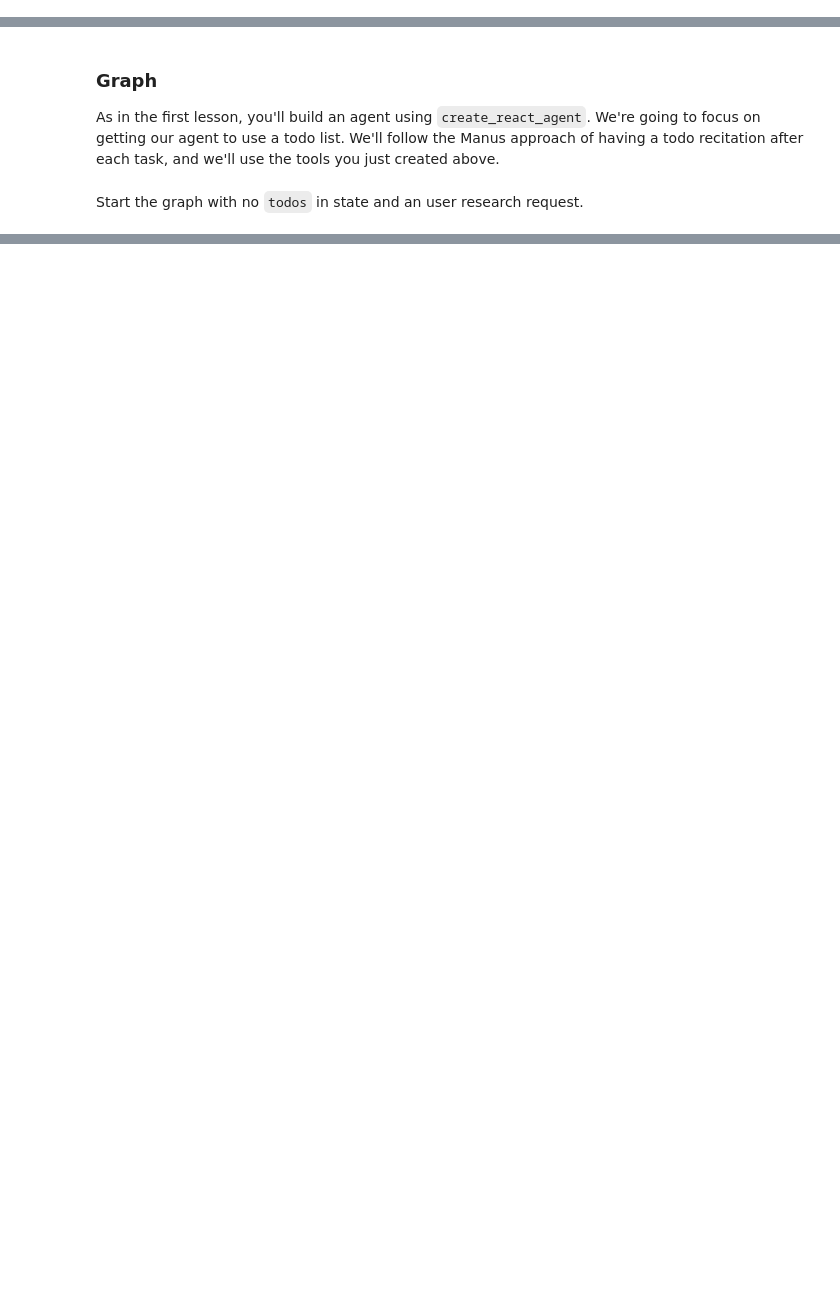
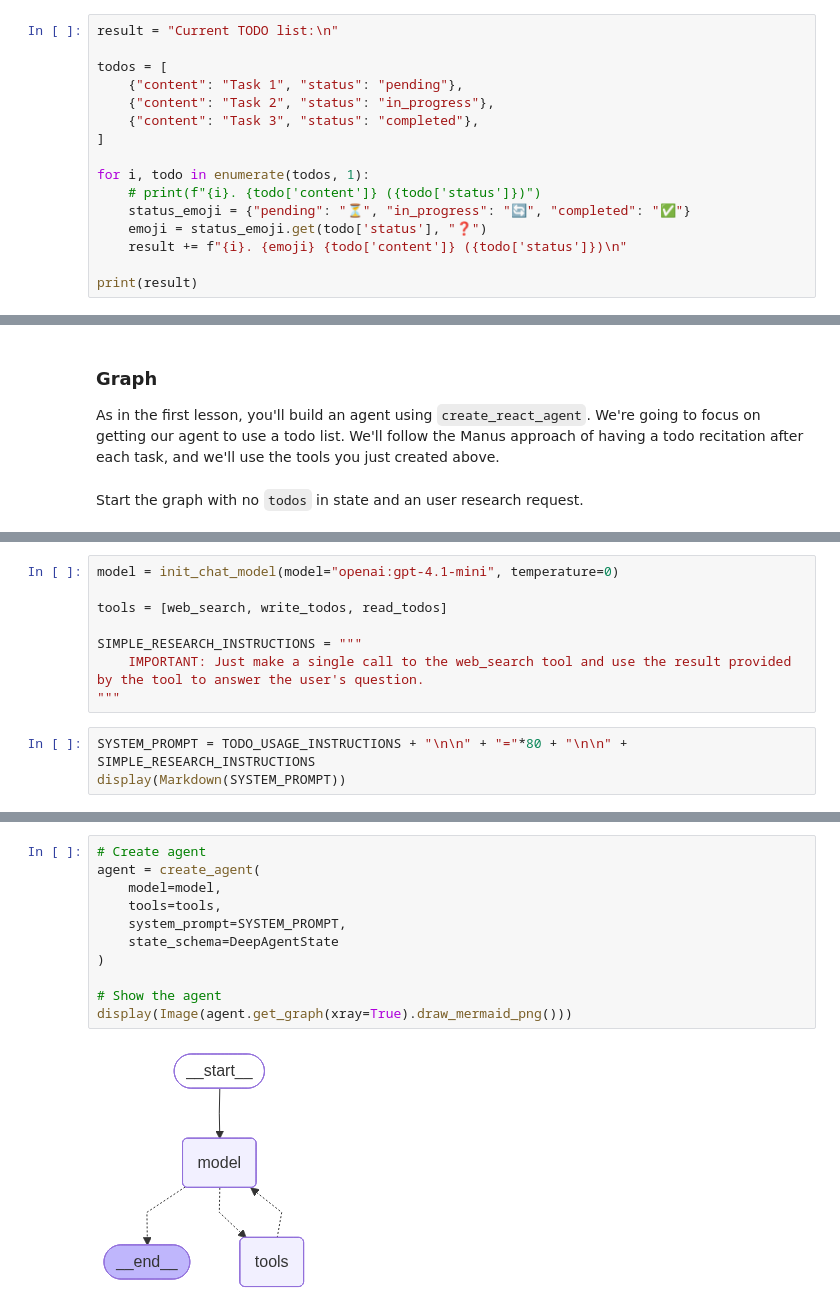
Before and after one commit to MuhammadUmerKhan/GenAI-AgenticAI-MCP-Tutorials, a Jupyter notebook: LangChain Academy Course/deep_agents/notebooks/1_todo.ipynb, the cells around one changed output, grey strips where cells are left out. Saved outputs shown, nothing was run; the diff lists cells and outputs as text; blank space fills up the shorter version.

Commit message:
worked on todo list, deep agent -> In Progress,

```diff
--- a/LangChain Academy Course/deep_agents/notebooks/1_todo.ipynb
+++ b/LangChain Academy Course/deep_agents/notebooks/1_todo.ipynb
@@ -172,0 +222,16 @@ Note that these tools will use some of the features that were discussed in the p
+# %%
+result = "Current TODO list:\n"
+
+todos = [
+    {"content": "Task 1", "status": "pending"},
+    {"content": "Task 2", "status": "in_progress"},
+    {"content": "Task 3", "status": "completed"},
+]
+
+for i, todo in enumerate(todos, 1):
+    # print(f"{i}. {todo['content']} ({todo['status']})")
+    status_emoji = {"pending": "⏳", "in_progress": "🔄", "completed": "✅"}
+    emoji = status_emoji.get(todo['status'], "❓")
+    result += f"{i}. {emoji} {todo['content']} ({todo['status']})\n"
+
+print(result)
@@ -203,0 +309,11 @@ https://smith.langchain.com/public/7e771e79-8996-4833-8242-2b3559c2c1d7/r
+# %%
+model = init_chat_model(model="openai:gpt-4.1-mini", temperature=0)
+
+tools = [web_search, write_todos, read_todos]
+
+SIMPLE_RESEARCH_INSTRUCTIONS = """
+    IMPORTANT: Just make a single call to the web_search tool and use the result provided by the tool to answer the user's question.
+"""
+# %%
+SYSTEM_PROMPT = TODO_USAGE_INSTRUCTIONS + "\n\n" + "="*80 + "\n\n" + SIMPLE_RESEARCH_INSTRUCTIONS
+display(Markdown(SYSTEM_PROMPT))
@@ -203,0 +337,13 @@ https://smith.langchain.com/public/7e771e79-8996-4833-8242-2b3559c2c1d7/r
+# %%
+# Create agent
+agent = create_agent(
+    model=model,
+    tools=tools,
+    system_prompt=SYSTEM_PROMPT,
+    state_schema=DeepAgentState
+)
+
+# Show the agent
+display(Image(agent.get_graph(xray=True).draw_mermaid_png()))
+# %% [output]
+[figure, added]
```
Also changed, not shown: parts of 9 cells of this notebook, 2 other files.
